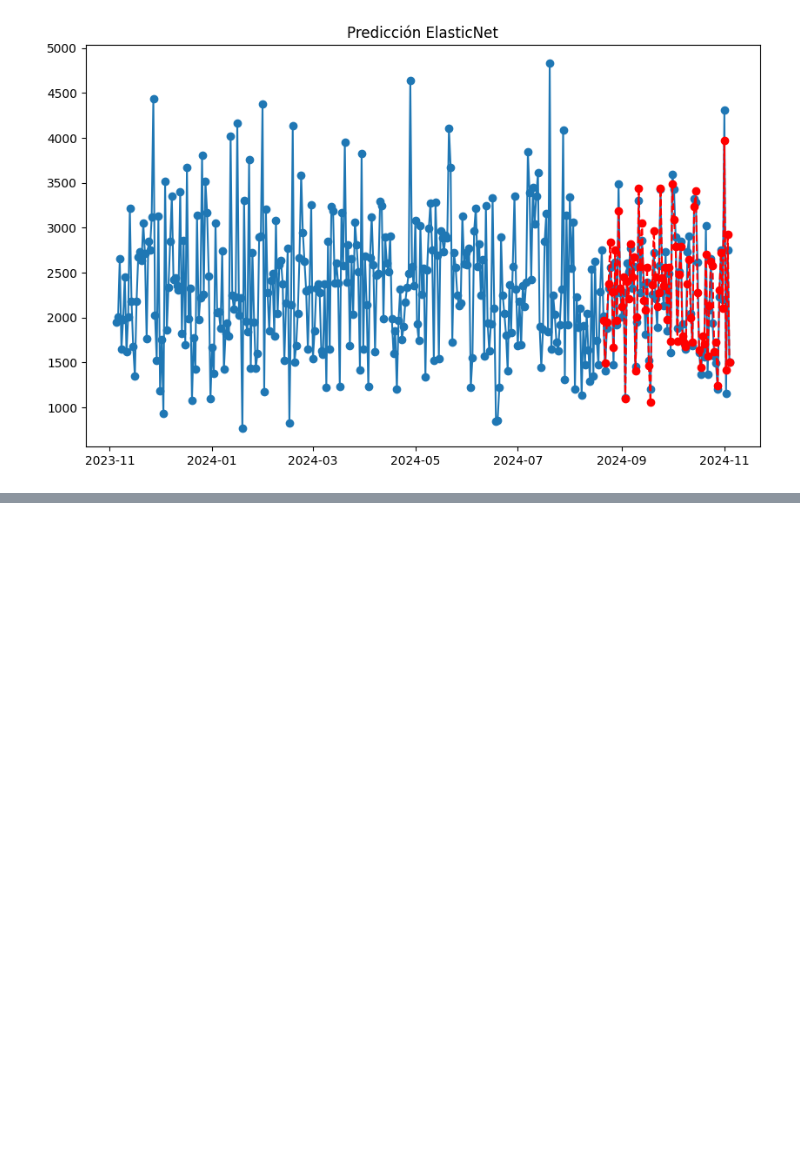
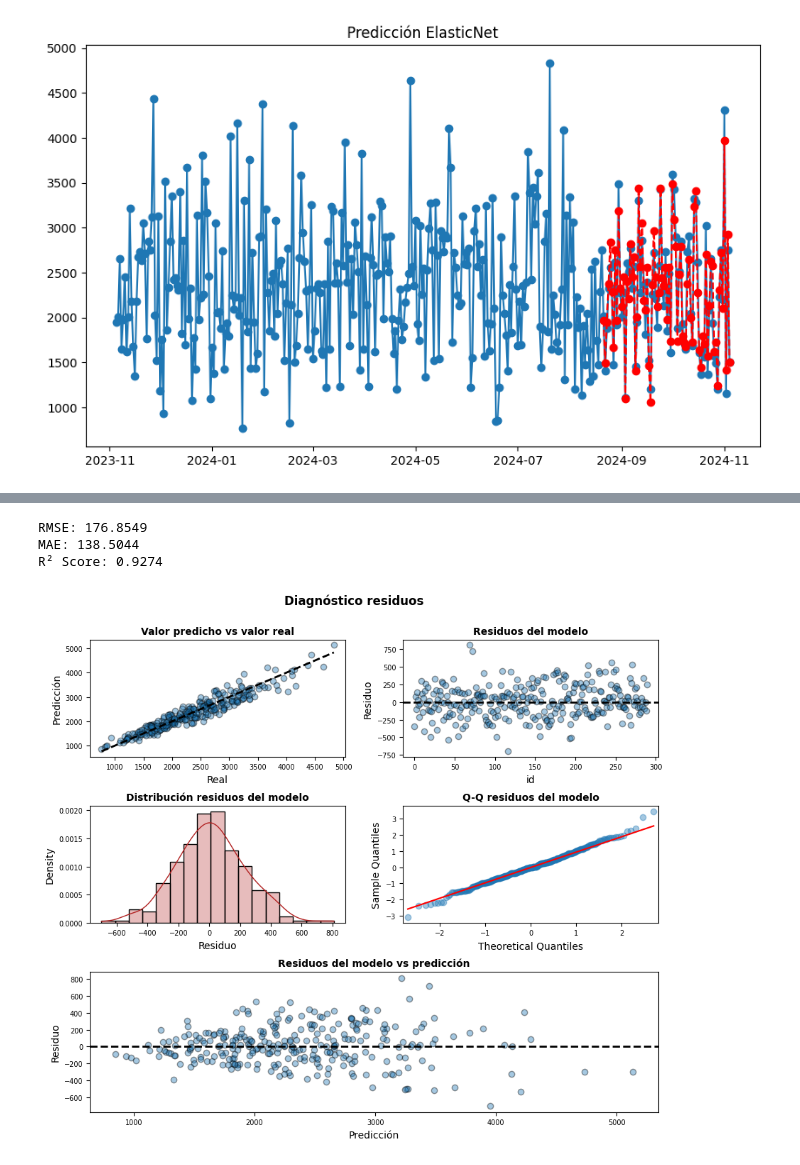
Before and after one commit to abdonrb/proyecto-ml, a Jupyter notebook: ML/models/trained/Regresion_Serie_tiempo.ipynb, the cells around one changed output, grey strips where cells are left out. Drawn from its saved outputs; the diff is of its cells as text; code cells hidden in the pictures; blank space fills up the shorter version.

```diff
--- a/ML/models/trained/Regresion_Serie_tiempo.ipynb
+++ b/ML/models/trained/Regresion_Serie_tiempo.ipynb
@@ -602,0 +449,27 @@ a.loc[5,'R²'] = r2_stack
+# %%
+stacking_clf = StackingRegressor(
+    estimators=[
+        ('lr', LinearRegression()),
+        ('rf',  RandomForestRegressor(n_estimators=300, max_depth=10, random_state=42)),
+        ('b_ridge', BayesianRidge()),
+        ('lasso', Lasso()),
+        ('enet', ElasticNet()),
+    ],
+    final_estimator=Ridge(alpha=1.0, solver="sag"),
+    cv=3  # número de folds en validación cruzada
+)
+stacking_clf.fit(X_train, y_train_log)
+stacking_pred = stacking_clf.predict(X_test)
+stacking_pred = np.expm1(stacking_pred)
+
+rmse_stack = root_mean_squared_error(y_test,stacking_pred)
+mae_stack = mean_absolute_error(y_test,stacking_pred)
+r2_stack = r2_score(y_test, stacking_pred)
+print(f'RMSE: {rmse_stack:.4f}')
+print(f'MAE: {mae_stack:.4f}')
+print(f'R² Score: {r2_stack:.4f}')
+evaluar_modelo('StackingRegressor',y_pred=stacking_pred,y_test=y_test)
+# %% [output]
+RMSE: 176.8549
+MAE: 138.5044
+R² Score: 0.9274
@@ -602,0 +480,50 @@ a.loc[5,'R²'] = r2_stack
+# %%
+fig = plt.figure(figsize=(9, 8))
+gs = fig.add_gridspec(3, 2, height_ratios=[1, 1, 1.2])
+
+ax1 = fig.add_subplot(gs[0, 0])
+ax1.scatter(y_train, stacking_train_pred, edgecolors=(0, 0, 0), alpha=0.4)
+ax1.plot([y_train.min(), y_train.max()], [y_train.min(), y_train.max()], 'k--', lw=2)
+ax1.set_title('Valor predicho vs valor real', fontsize=10, fontweight="bold")
+ax1.set_xlabel('Real')
+ax1.set_ylabel('Predicción')
+ax1.tick_params(labelsize=7)
+
+# Gráfico 2: Residuos del modelo
+ax2 = fig.add_subplot(gs[0, 1])
+ax2.scatter(list(range(len(y_train))), residuos_train, edgecolors=(0, 0, 0), alpha=0.4)
+ax2.axhline(y=0, linestyle='--', color='black', lw=2)
+ax2.set_title('Residuos del modelo', fontsize=10, fontweight="bold")
+ax2.set_xlabel('id')
+ax2.set_ylabel('Residuo')
+ax2.tick_params(labelsize=7)
+
+# Gráfico 3: Distribución de residuos
+ax3 = fig.add_subplot(gs[1, 0])
+sns.histplot(data=residuos_train, stat="density", kde=True, line_kws={'linewidth': 1},
+             color="firebrick", alpha=0.3, ax=ax3)
+ax3.set_title('Distribución residuos del modelo', fontsize=10, fontweight="bold")
+ax3.set_xlabel("Residuo")
+ax3.tick_params(labelsize=7)
+
+# Gráfico 4: Q-Q Plot
+ax4 = fig.add_subplot(gs[1, 1])
+sm.qqplot(residuos_train, fit=True, line='q', ax=ax4, color='firebrick', alpha=0.4, lw=2)
+ax4.set_title('Q-Q residuos del modelo', fontsize=10, fontweight="bold")
+ax4.tick_params(labelsize=7)
+
+# Gráfico 5: Residuos vs Predicción (Centrado)
+ax5 = fig.add_subplot(gs[2, :])
+ax5.scatter(stacking_train_pred, residuos_train, edgecolors=(0, 0, 0), alpha=0.4)
+ax5.axhline(y=0, linestyle='--', color='black', lw=2)
+ax5.set_title('Residuos del modelo vs predicción', fontsize=10, fontweight="bold")
+ax5.set_xlabel('Predicción')
+ax5.set_ylabel('Residuo')
+ax5.tick_params(labelsize=7)
+
+fig.tight_layout()
+plt.subplots_adjust(top=0.9)
+fig.suptitle('Diagnóstico residuos', fontsize=12, fontweight="bold")
+plt.show()
+# %% [output]
+[figure, added]
```
Also changed, not shown: parts of 27 cells of this notebook, 3 other files.
